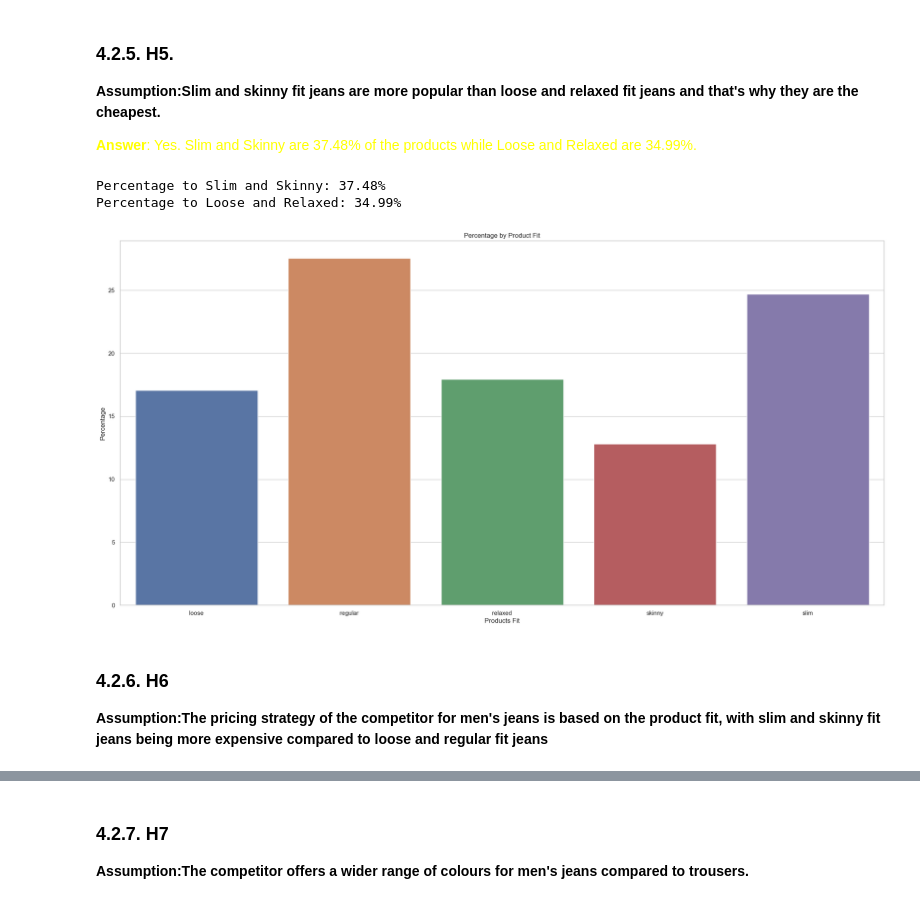
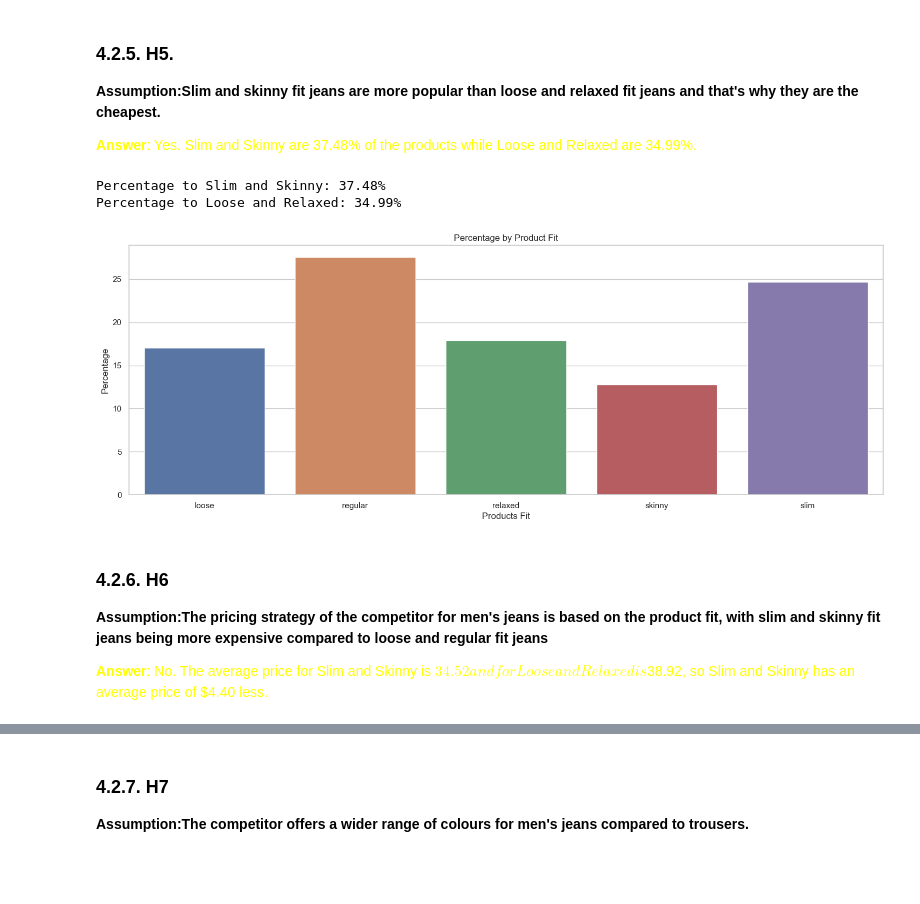
Before and after one commit to luanjesus/star_jeans_webscraping, a Jupyter notebook: eda.ipynb, the cells around one changed output, grey strips where cells are left out. Drawn from its saved outputs; the diff is of its cells as text; code cells hidden in the pictures; blank space fills up the shorter version.

Commit message:
including new answers 4.2.6 in eda.ipynb

```diff
--- a/eda.ipynb
+++ b/eda.ipynb
@@ -549,21 +555,24 @@ Text(0, 0.5, 'Price')
 # %%
 aux = df4[['product_fit', 'product_id']].groupby('product_fit').count().reset_index()
 aux['product_id'] = (aux['product_id'] * 100) / aux['product_id'].sum()
 
 perct_1 = aux.loc[aux['product_fit'].isin(['slim', 'skinny'])].sum()
 perct_2 = aux.loc[aux['product_fit'].isin(['loose', 'relaxed'])].sum()
 
 print(f'Percentage to Slim and Skinny: {round(perct_1[1],2)}%')
 print(f'Percentage to Loose and Relaxed: {round(perct_2[1],2)}%')
 
+plt.figure( figsize = (18, 6))
 sns.barplot(data=aux, x='product_fit', y='product_id')
 plt.title("Percentage by Product Fit")
 plt.xlabel('Products Fit')
 plt.ylabel('Percentage');
 # %% [output]
 Percentage to Slim and Skinny: 37.48%
 Percentage to Loose and Relaxed: 34.99%
-[figure, old version]
+[figure, new version]
 # %% [markdown]
 ### 4.2.6. H6
 **Assumption:The pricing strategy of the competitor for men's jeans is based on the product fit, with slim and skinny fit jeans being more expensive compared to loose and regular fit jeans**
+
+<span style="color:yellow">**Answer**: No. The average price for Slim and Skinny is $34.52 and for Loose and Relaxed is $38.92, so Slim and Skinny has an average price of $4.40 less.</span>
```
Also changed, not shown: parts of 3 cells of this notebook.
